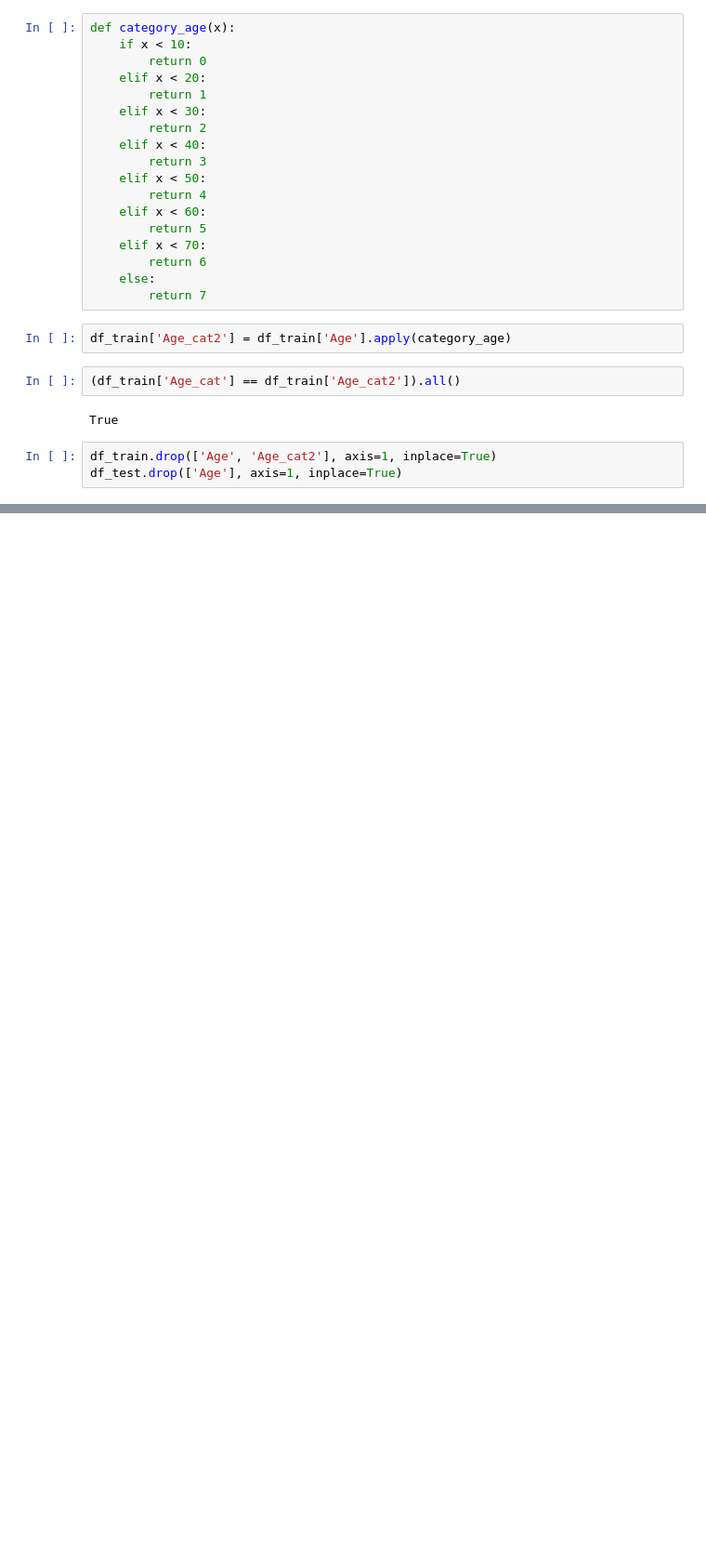
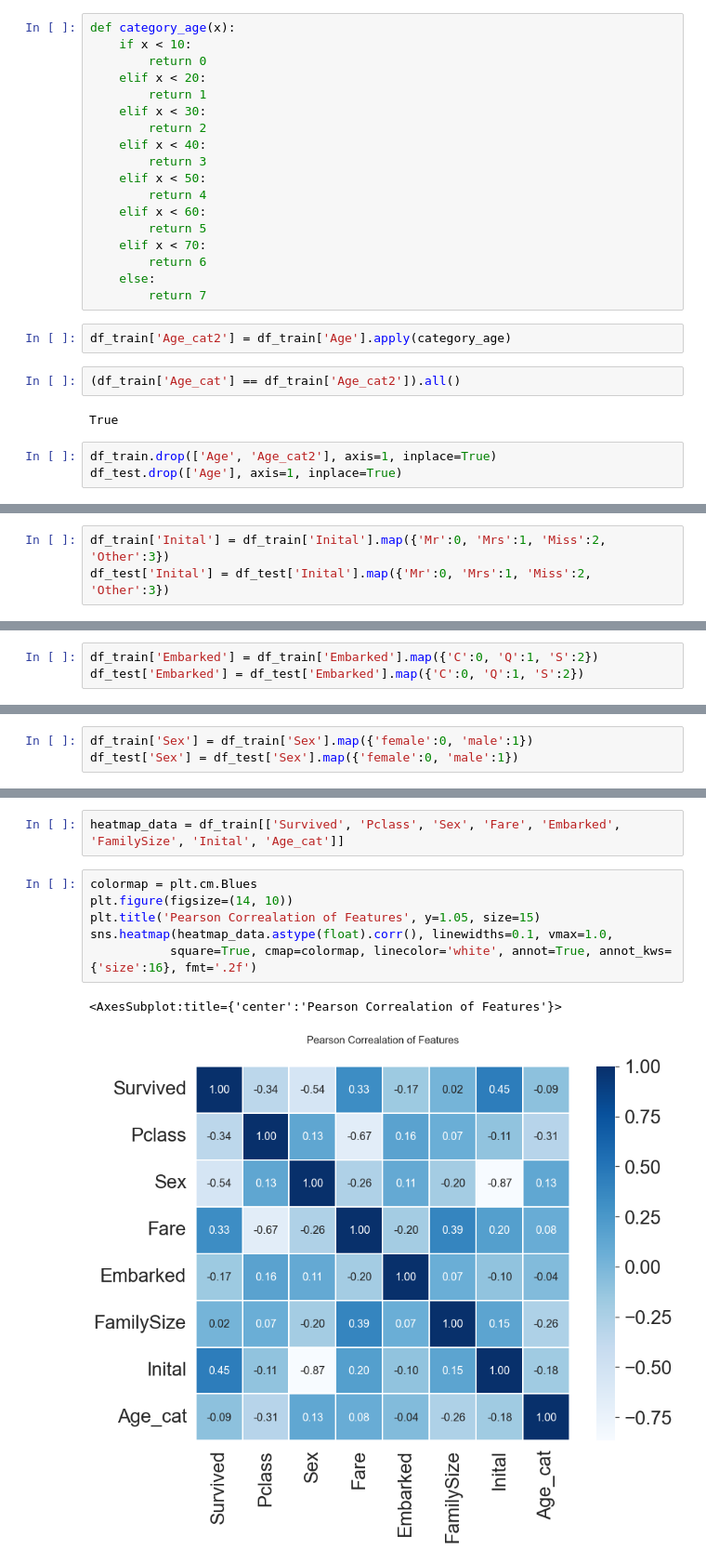
Before and after one commit to YuLim2/Kaggle, a Jupyter notebook: titanic/titanic-my-first-data-analysis.ipynb, the cells around one changed output, grey strips where cells are left out. Shown at 93% size. Drawn from its saved outputs; the diff is of its cells as text; blank space fills up the shorter version.

Commit message:
ADD: Feature engineering - Change string to categorical and Pearson coefficient

```diff
--- a/titanic/titanic-my-first-data-analysis.ipynb
+++ b/titanic/titanic-my-first-data-analysis.ipynb
@@ -533,0 +538,3 @@ df_test.drop(['Age'], axis=1, inplace=True)
+# %%
+df_train['Inital'] = df_train['Inital'].map({'Mr':0, 'Mrs':1, 'Miss':2, 'Other':3})
+df_test['Inital'] = df_test['Inital'].map({'Mr':0, 'Mrs':1, 'Miss':2, 'Other':3})
@@ -533,0 +548,3 @@ df_test.drop(['Age'], axis=1, inplace=True)
+# %%
+df_train['Embarked'] = df_train['Embarked'].map({'C':0, 'Q':1, 'S':2})
+df_test['Embarked'] = df_test['Embarked'].map({'C':0, 'Q':1, 'S':2})
@@ -533,0 +564,3 @@ df_test.drop(['Age'], axis=1, inplace=True)
+# %%
+df_train['Sex'] = df_train['Sex'].map({'female':0, 'male':1})
+df_test['Sex'] = df_test['Sex'].map({'female':0, 'male':1})
@@ -533,0 +576,11 @@ df_test.drop(['Age'], axis=1, inplace=True)
+# %%
+heatmap_data = df_train[['Survived', 'Pclass', 'Sex', 'Fare', 'Embarked', 'FamilySize', 'Inital', 'Age_cat']]
+# %%
+colormap = plt.cm.Blues
+plt.figure(figsize=(14, 10))
+plt.title('Pearson Correalation of Features', y=1.05, size=15)
+sns.heatmap(heatmap_data.astype(float).corr(), linewidths=0.1, vmax=1.0,
+           square=True, cmap=colormap, linecolor='white', annot=True, annot_kws={'size':16}, fmt='.2f')
+# %% [output]
+<AxesSubplot:title={'center':'Pearson Correalation of Features'}>
+[figure, added]
```
Also changed, not shown: parts of 5 cells of this notebook.
